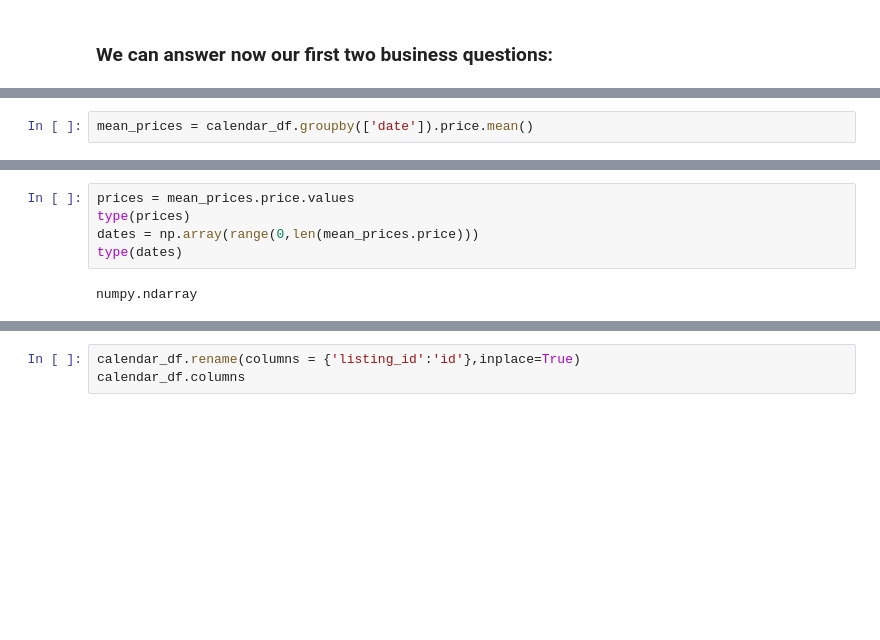
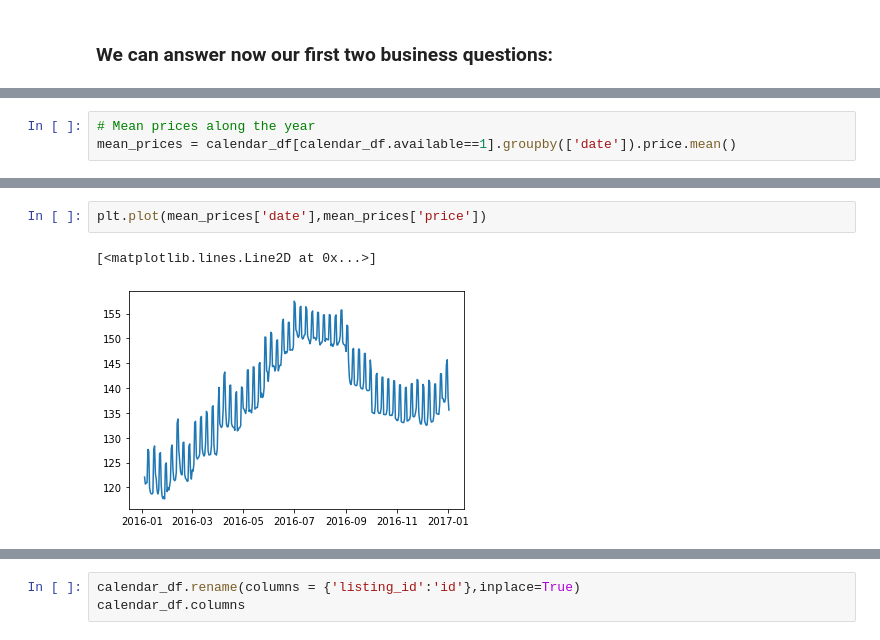
Before and after one commit to gderivas/DS_Nanodegree, a Jupyter notebook: project.ipynb, the cells around one changed output, grey strips where cells are left out. Drawn from its saved outputs; the diff is of its cells as text; blank space fills up the shorter version.

```diff
--- a/project.ipynb
+++ b/project.ipynb
@@ -488,4 +488,5 @@ It is nor the mean nor the mode, for the prediction purpuses we will at first us
 # %%
-mean_prices = calendar_df.groupby(['date']).price.mean()
+# Mean prices along the year
+mean_prices = calendar_df[calendar_df.available==1].groupby(['date']).price.mean()
 # %%
 mean_prices = mean_prices.reset_index()
@@ -492,7 +501,5 @@ mean_prices = mean_prices.reset_index()
-# %%
-prices = mean_prices.price.values
-type(prices)
-dates = np.array(range(0,len(mean_prices.price)))
-type(dates)
-# %% [output]
-numpy.ndarray
+# %%
+plt.plot(mean_prices['date'],mean_prices['price'])
+# %% [output]
+[<matplotlib.lines.Line2D at 0x...>]
+[figure, added]
```
Also changed, not shown: parts of 24 cells of this notebook.
